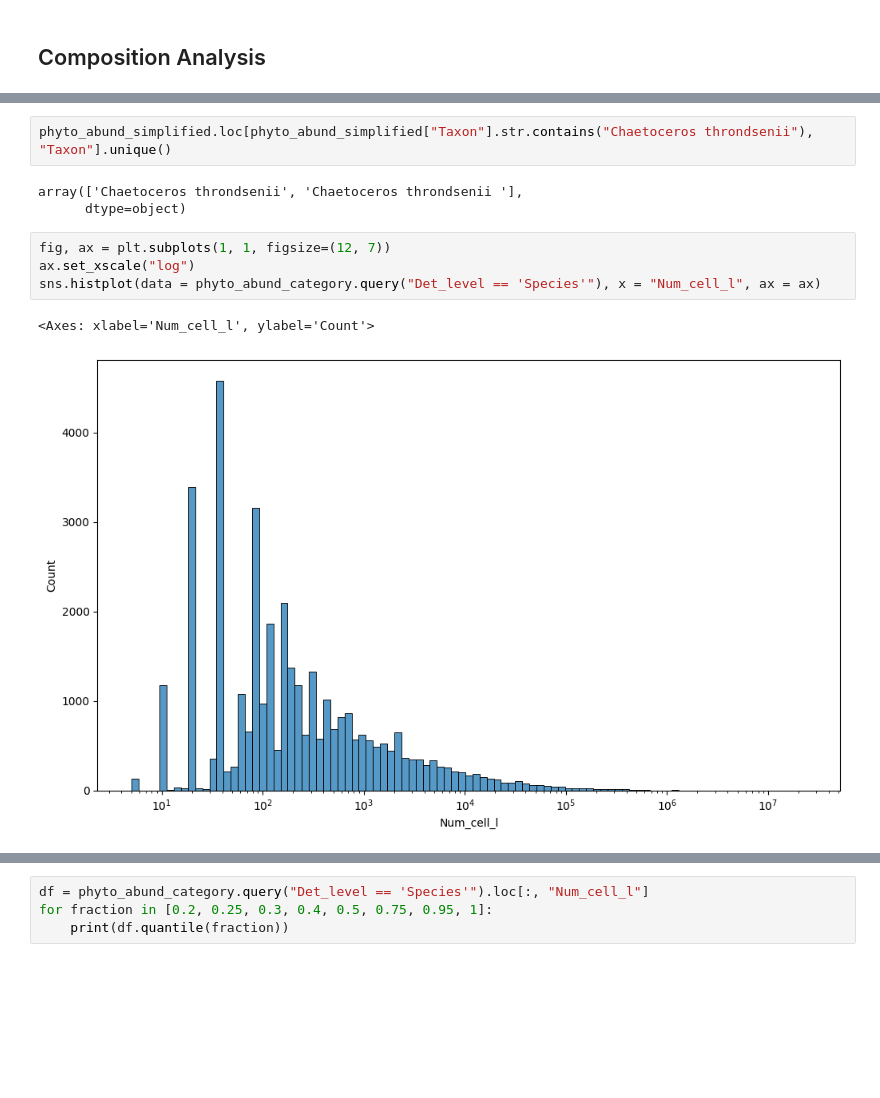
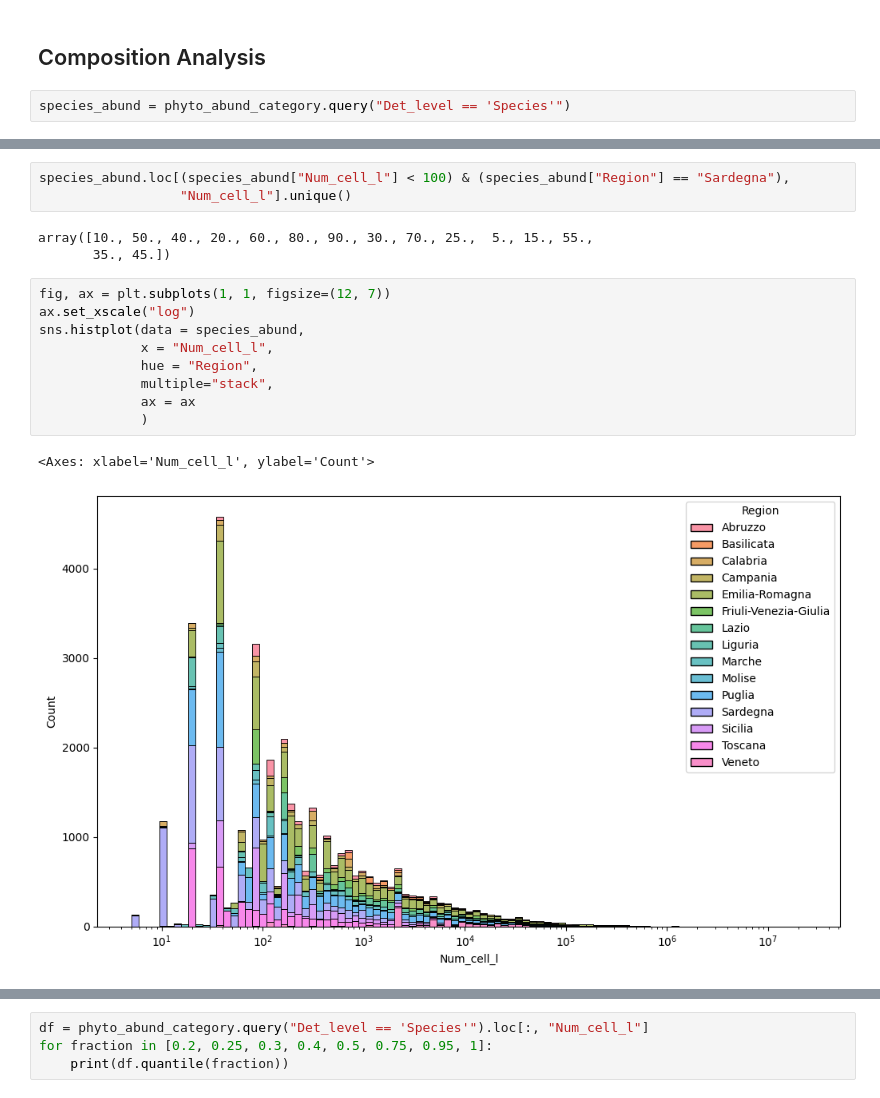
Before and after one commit to Alberto-Ghedin/ISPRA_20152017_Analysis, a Jupyter notebook: Report_with_outliers.ipynb, the cells around one changed output, grey strips where cells are left out. Drawn from its saved outputs; the diff is of its cells as text; blank space fills up the shorter version.

```diff
--- a/Report_with_outliers.ipynb
+++ b/Report_with_outliers.ipynb
@@ -740,5 +750,7 @@ plt.savefig("/mnt/d/PHD/ISPRA_20152017_Analysis/Plots/N_species_per_sample_by_re
 [figure]
 # %% [markdown]
 ## Composition Analysis
+# %%
+species_abund = phyto_abund_category.query("Det_level == 'Species'")
 # %%
 #unique species
@@ -841,13 +842,19 @@ Chaetoceros wighamii                     1363.500000
 Name: Num_cell_l, dtype: float64
-# %%
-phyto_abund_simplified.loc[phyto_abund_simplified["Taxon"].str.contains("Chaetoceros throndsenii"), "Taxon"].unique()
-# %% [output]
-array(['Chaetoceros throndsenii', 'Chaetoceros throndsenii '],
-      dtype=object)
+# %%
+species_abund.loc[(species_abund["Num_cell_l"] < 100) & (species_abund["Region"] == "Sardegna"),
+                  "Num_cell_l"].unique()
+# %% [output]
+array([10., 50., 40., 20., 60., 80., 90., 30., 70., 25.,  5., 15., 55.,
+       35., 45.])
 # %%
 fig, ax = plt.subplots(1, 1, figsize=(12, 7))
 ax.set_xscale("log")
-sns.histplot(data = phyto_abund_category.query("Det_level == 'Species'"), x = "Num_cell_l", ax = ax)
+sns.histplot(data = species_abund,
+             x = "Num_cell_l",
+             hue = "Region",
+             multiple="stack",
+             ax = ax
+             )
 # %% [output]
 <Axes: xlabel='Num_cell_l', ylabel='Count'>
-[figure, old version]
+[figure, new version]
```
Also changed, not shown: parts of 44 cells of this notebook.
